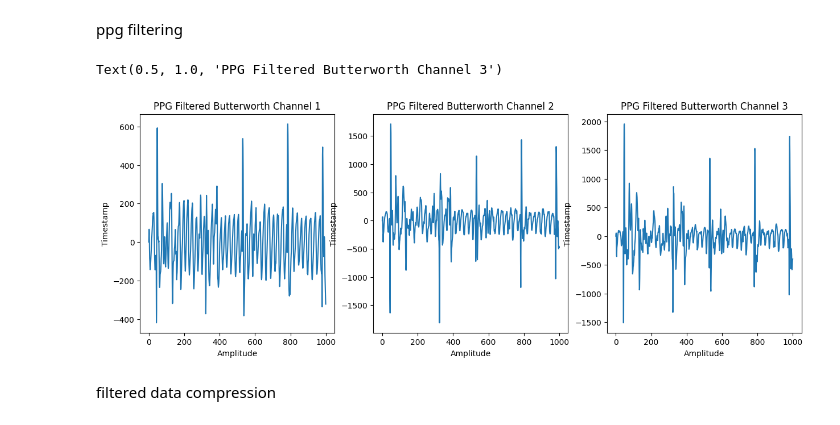
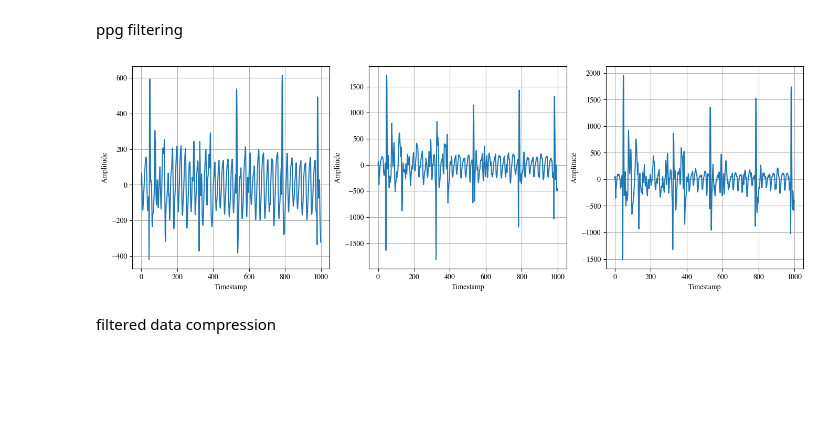
Before and after one commit to SenuraHansaja/H-IoT-Golob-Rice-Compression-Automation, a Jupyter notebook: PPG data/PPG_plots.ipynb, the cells around one changed output. Cells and saved outputs as stored; diff of their text form; code cells hidden in the pictures; blank space fills up the shorter version.

```diff
--- a/PPG data/PPG_plots.ipynb
+++ b/PPG data/PPG_plots.ipynb
@@ -255,28 +259,27 @@ Butterworth_data_1 = butter_bandpass_filter_zi(data['Unnamed: 1'][:1000], lowcut
 Butterworth_data_2 = butter_bandpass_filter_zi(data['Unnamed: 2'][:1000], lowcut, highcut, 25, order=orders)
 Butterworth_data_3 = butter_bandpass_filter_zi(data['Unnamed: 3'][:1000], lowcut, highcut, 25, order=orders)
 # %%
-plt.figure(figsize=(15,5))
+plt.figure(figsize=(16.5,5))
 plt.subplot(1,3,1)
-plt.plot(Butterworth_data_1[0:250])
-plt.xlabel("Amplitude")
-plt.ylabel('Timestamp')
-plt.title("PPG Filtered Butterworth Channel 1")
+plt.plot(Butterworth_data_1)
+plt.ylabel("Amplitude")
+plt.xlabel('Timestamp')
+plt.grid()
 
 plt.subplot(1, 3, 2)
-plt.plot(Butterworth_data_2[0:250])
-plt.xlabel("Amplitude")
-plt.ylabel('Timestamp')
-plt.title("PPG Filtered Butterworth Channel 2")
-
+plt.plot(Butterworth_data_2)
+plt.ylabel("Amplitude")
+plt.xlabel('Timestamp')
+plt.grid()
 
 plt.subplot(1, 3, 3)
-plt.plot(Butterworth_data_3[0:250])
-plt.xlabel("Amplitude")
-plt.ylabel('Timestamp')
-plt.title("PPG Filtered Butterworth Channel 3")
+plt.plot(Butterworth_data_3)
+plt.ylabel("Amplitude")
+plt.xlabel('Timestamp')
+plt.grid()
+plt.savefig('ppg_filtered.pdf', bbox_inches = 'tight')
 # %% [output]
-Text(0.5, 1.0, 'PPG Filtered Butterworth Channel 3')
-[figure, old version]
+[figure, new version]
 # %% [markdown]
 filtered data compression
 # %%
```
Also changed, not shown: parts of 8 cells of this notebook, 3 other files.
